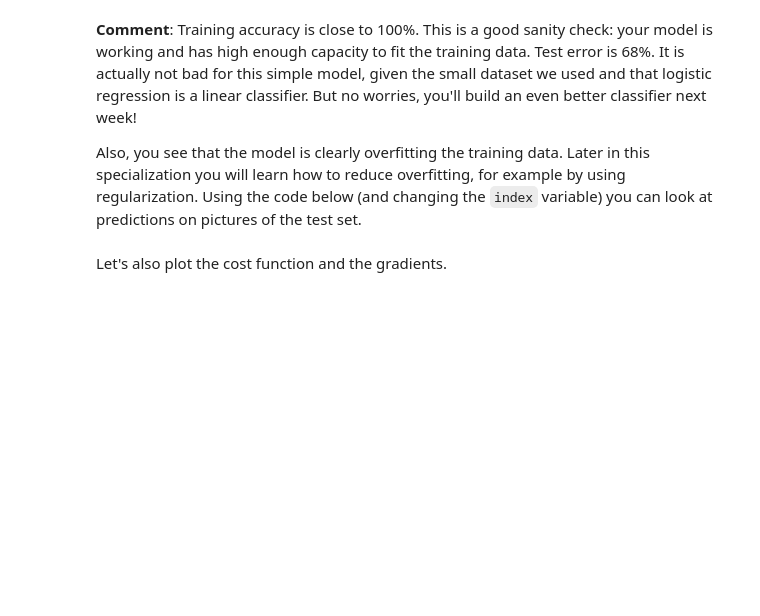
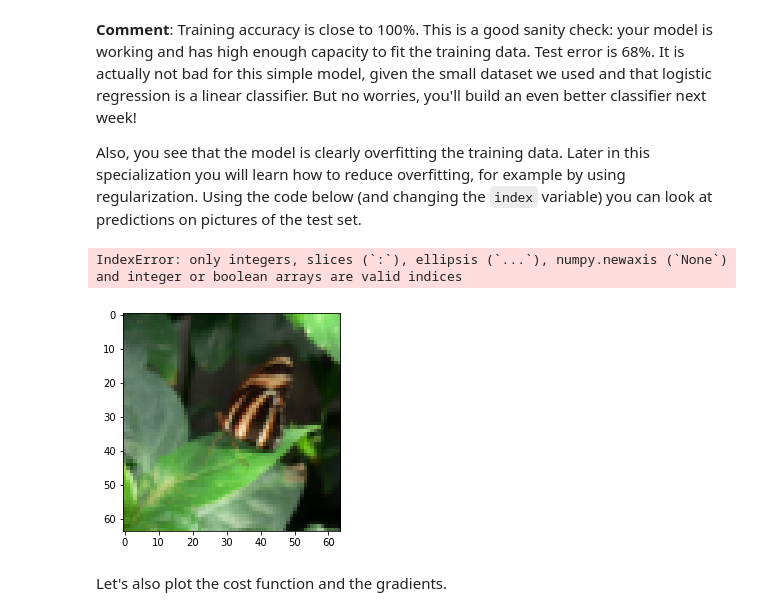
Before and after one commit to MarsPain/Test-deeplearning.ai-coursera, a Jupyter notebook: Section 1 Neural Networks and Deep Learning/Week 2/Logistic Regression as a Neural Network/Logistic Regression with a Neural Network mindset.ipynb, the cells around one changed output. Cells and saved outputs as stored; diff of their text form; code cells hidden in the pictures; blank space fills up the shorter version.

```diff
--- a/Section 1 Neural Networks and Deep Learning/Week 2/Logistic Regression as a Neural Network/Logistic Regression with a Neural Network mindset.ipynb
+++ b/Section 1 Neural Networks and Deep Learning/Week 2/Logistic Regression as a Neural Network/Logistic Regression with a Neural Network mindset.ipynb
@@ -66,9 +66,9 @@ Many software bugs in deep learning come from having matrix/vector dimensions th
 Remember that `train_set_x_orig` is a numpy-array of shape (m_train, num_px, num_px, 3). For instance, you can access `m_train` by writing `train_set_x_orig.shape[0]`.
 # %%
 ### START CODE HERE ### (≈ 3 lines of code)
-m_train = None
-m_test = None
-num_px = None
+m_train = 209
+m_test = 50
+num_px = 64
 ### END CODE HERE ###
 
 print ("Number of training examples: m_train = " + str(m_train))
@@ -641,9 +684,12 @@ d = model(train_set_x, train_set_y, test_set_x, test_set_y, num_iterations = 200
 Also, you see that the model is clearly overfitting the training data. Later in this specialization you will learn how to reduce overfitting, for example by using regularization. Using the code below (and changing the `index` variable) you can look at predictions on pictures of the test set.
 # %%
 # Example of a picture that was wrongly classified.
-index = 1
+index = 5
 plt.imshow(test_set_x[:,index].reshape((num_px, num_px, 3)))
-print ("y = " + str(test_set_y[0,index]) + ", you predicted that it is a \"" + classes[d["Y_prediction_test"][0,index]].decode("utf-8") +  "\" picture.")
+print ("y = " + str(test_set_y[0, index]) + ", you predicted that it is a \"" + classes[d["Y_prediction_test"][0, index]].decode("utf-8") +  "\" picture.")
+# %% [output]
+IndexError: only integers, slices (`:`), ellipsis (`...`), numpy.newaxis (`None`) and integer or boolean arrays are valid indices
+[figure, added]
 # %% [markdown]
 Let's also plot the cost function and the gradients.
 # %%
```
Also changed, not shown: parts of 16 cells of this notebook.
